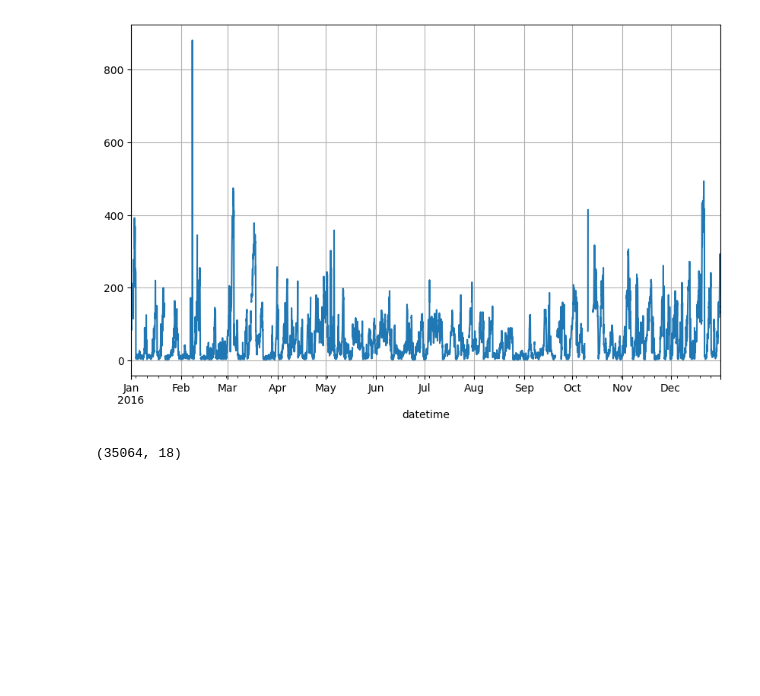
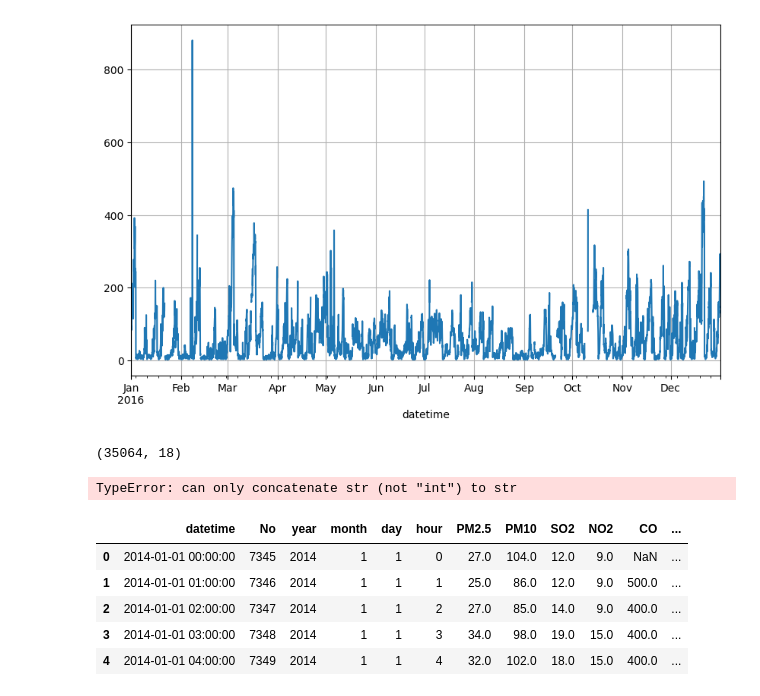
Before and after one commit to FahimS45/ML_projects_under_development, a Jupyter notebook: Anomaly Detection on Time Series Analysis/Time Series EDA.ipynb, the cells around one changed output. Cells and saved outputs as stored; diff of their text form; code cells hidden in the pictures; blank space fills up the shorter version.

```diff
--- a/Anomaly Detection on Time Series Analysis/Time Series EDA.ipynb
+++ b/Anomaly Detection on Time Series Analysis/Time Series EDA.ipynb
@@ -193,3 +193,26 @@ fig.update_xaxes(
         ])
     )
 )
+# %%
+df_AIQ_2014 = df_AIQ_with_index.loc['2014'].reset_index()
+df_AIQ_2015 = df_AIQ_with_index.loc['2015'].reset_index()
+
+df_AIQ_2014['month_day_hour'] = df_AIQ_2014.apply(lambda x: str(x['month']) + "-" + x['day'], axis=1)
+df_AIQ_2015['month_day_hour'] = df_AIQ_2015.apply(lambda x: str(x['month']) + "-" + str(x['day']), axis=1)
+
+
+plt.plot(df_AIQ_2014['month_day_hour'], df_AIQ_2014['PM2.5'])
+plt.plot(df_AIQ_2015['month_day>hour'], df_AIQ_2015['PM2.5'])
+plt.title('Air Quality Plot for Year 2014 and 2015')
+plt.show()
+# %% [output]
+TypeError: can only concatenate str (not "int") to str
+# %%
+df_AIQ_2014.head()
+# %% [output]
+|  | datetime | No | year | month | day | hour | PM2.5 | PM10 | SO2 | NO2 | CO | ... |
+| 0 | 2014-01-01 00:00:00 | 7345 | 2014 | 1 | 1 | 0 | 27.0 | 104.0 | 12.0 | 9.0 | NaN | ... |
+| 1 | 2014-01-01 01:00:00 | 7346 | 2014 | 1 | 1 | 1 | 25.0 | 86.0 | 12.0 | 9.0 | 500.0 | ... |
+| 2 | 2014-01-01 02:00:00 | 7347 | 2014 | 1 | 1 | 2 | 27.0 | 85.0 | 14.0 | 9.0 | 400.0 | ... |
+| 3 | 2014-01-01 03:00:00 | 7348 | 2014 | 1 | 1 | 3 | 34.0 | 98.0 | 19.0 | 15.0 | 400.0 | ... |
+| 4 | 2014-01-01 04:00:00 | 7349 | 2014 | 1 | 1 | 4 | 32.0 | 102.0 | 18.0 | 15.0 | 400.0 | ... |
```
Also changed, not shown: parts of 1 cell of this notebook.
